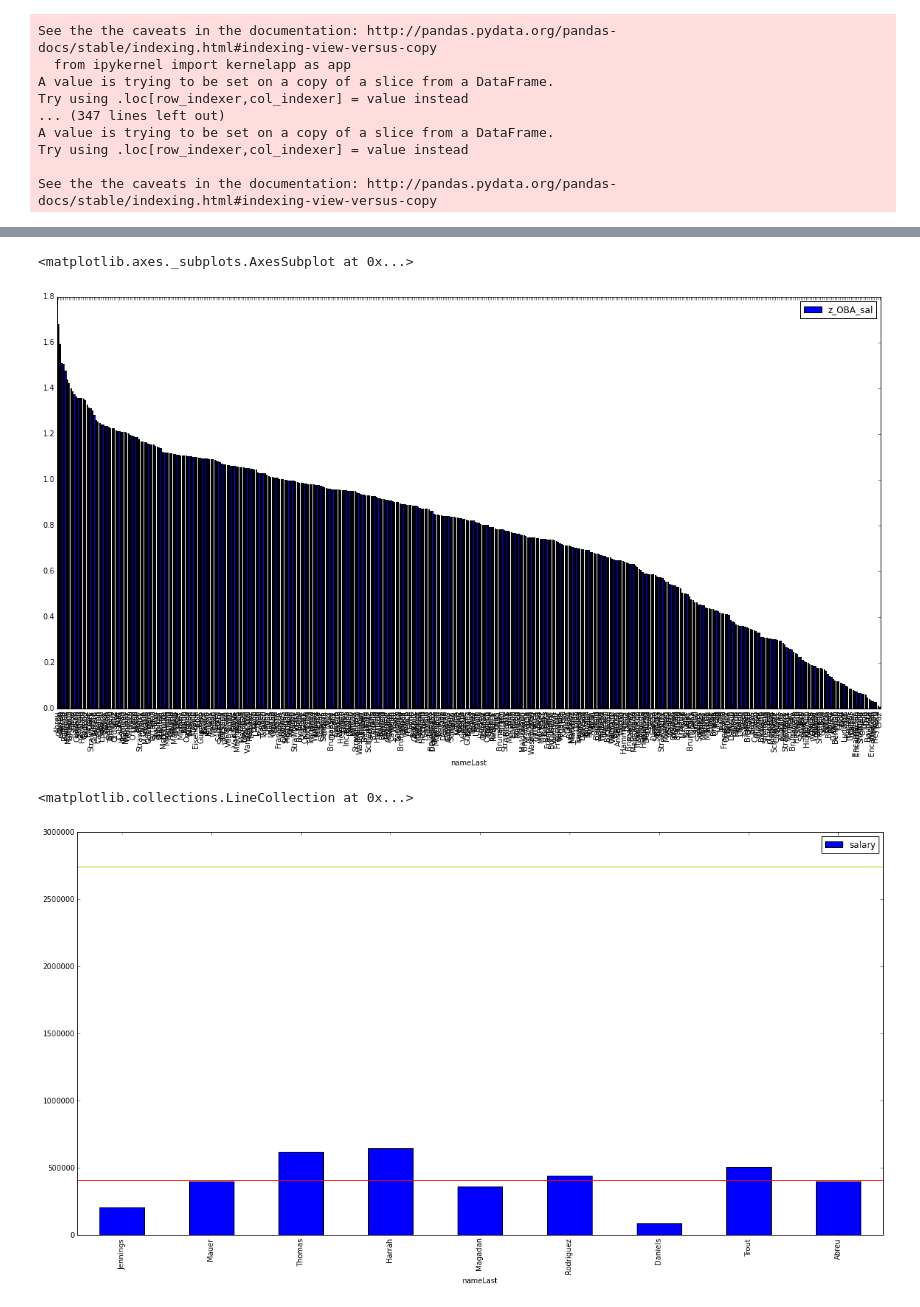
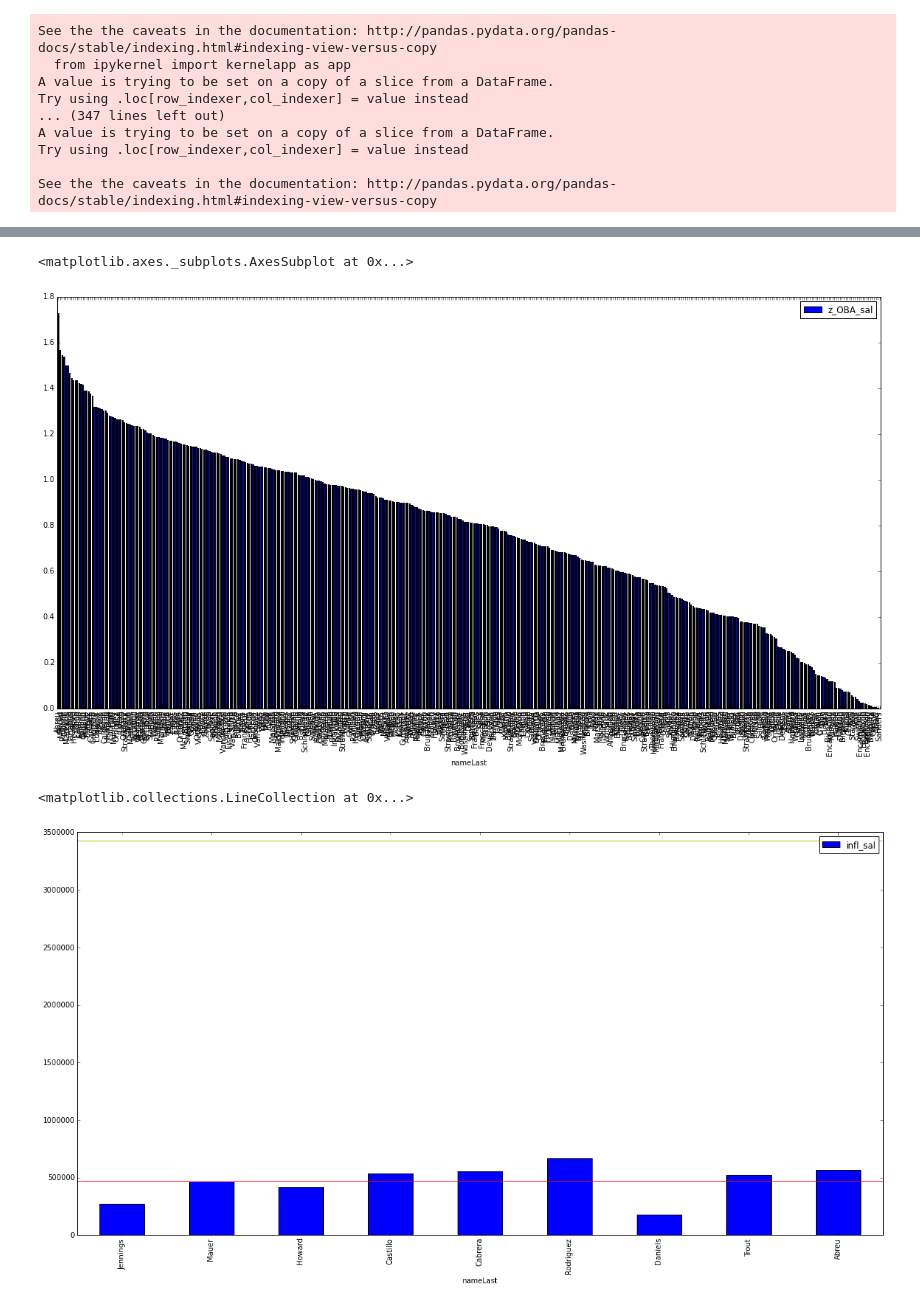
Before and after one commit to tiy-gvl-python-2015-09/moneyball, a Jupyter notebook: Moneyball_hard.ipynb, the cells around one changed output, grey strips where cells are left out. Saved outputs shown, nothing was run; the diff lists cells and outputs as text; code cells hidden in the pictures.

Commit message:
realized I forgot to average inflated salary

```diff
--- a/Moneyball_hard.ipynb
+++ b/Moneyball_hard.ipynb
@@ -352,18 +352,18 @@ for_averages = for_averages.dropna(how="any")
 # %%
 std_OBA = for_averages["OBA"].std(axis=0)
 average_OBA = for_averages["OBA"].mean(axis=0)
-std_salary = for_averages["salary"].std(axis=0)
-average_salary = for_averages["salary"].mean(axis=0)
+std_salary = for_averages["infl_sal"].std(axis=0)
+average_salary = for_averages["infl_sal"].mean(axis=0)
 # %%
 master_list["z_OBA"] = (master_list.OBA - average_OBA)/std_OBA
-master_list["z_salary"] = (master_list.salary - average_salary)/std_salary
+master_list["z_infl_sal"] = (master_list.infl_sal - average_salary)/std_salary
 
 pitchers["z_OBA"] = (pitchers.OBA - average_OBA)/std_OBA
-pitchers["z_salary"] = (pitchers.salary - average_salary)/std_salary
+pitchers["z_infl_sal"] = (pitchers.infl_sal - average_salary)/std_salary
 # %%
-master_list["z_OBA_sal"] = master_list["z_OBA"] - master_list["z_salary"]
+master_list["z_OBA_sal"] = master_list["z_OBA"] - master_list["z_infl_sal"]
 
-pitchers["z_OBA_sal"] = pitchers["z_OBA"] - pitchers["z_salary"]
+pitchers["z_OBA_sal"] = pitchers["z_OBA"] - pitchers["z_infl_sal"]
 # %%
 master_list = master_list.sort(columns="z_OBA_sal", axis = 0, ascending = False)
 master_list = master_list[master_list.z_OBA_sal > 0.0]
@@ -429,18 +424,18 @@ center_field[["z_OBA_sal"]].plot(kind="bar", figsize=(20, 10))
 right_field[["z_OBA_sal"]].plot(kind="bar", figsize=(20, 10))
 # %% [output]
 <matplotlib.axes._subplots.AxesSubplot at 0x...>
-[figure, old version]
+[figure, new version]
 # %%
 my_team = pd.concat([pitchers.head(1), catchers.head(1), first_base.head(1), second_base.head(1), third_base.head(1), short_stop.head(1), left_field.head(1), center_field.head(1), right_field.head(1)])
 my_team_avg_OBA = my_team["OBA"].mean(axis=0)
-my_team_avg_sal = my_team["salary"].mean(axis=0)
+my_team_avg_sal = my_team["infl_sal"].mean(axis=0)
 # %%
-my_teams_sal = my_team[["salary"]].plot(kind="bar", figsize=(20, 10))
+my_teams_sal = my_team[["infl_sal"]].plot(kind="bar", figsize=(20, 10))
 xmin, xmax = my_teams_sal.get_xlim()
 my_teams_sal.hlines(y = [my_team_avg_sal, average_salary],xmin=xmin, xmax=xmax, color=['r', 'y'])
 # %% [output]
 <matplotlib.collections.LineCollection at 0x...>
-[figure, old version]
+[figure, new version]
 # %%
 my_teams_OBA = my_team[["OBA"]].plot(kind="bar", figsize=(20, 10))
 xmin, xmax = my_teams_OBA.get_xlim()
```
Also changed, not shown: parts of 11 cells of this notebook.
